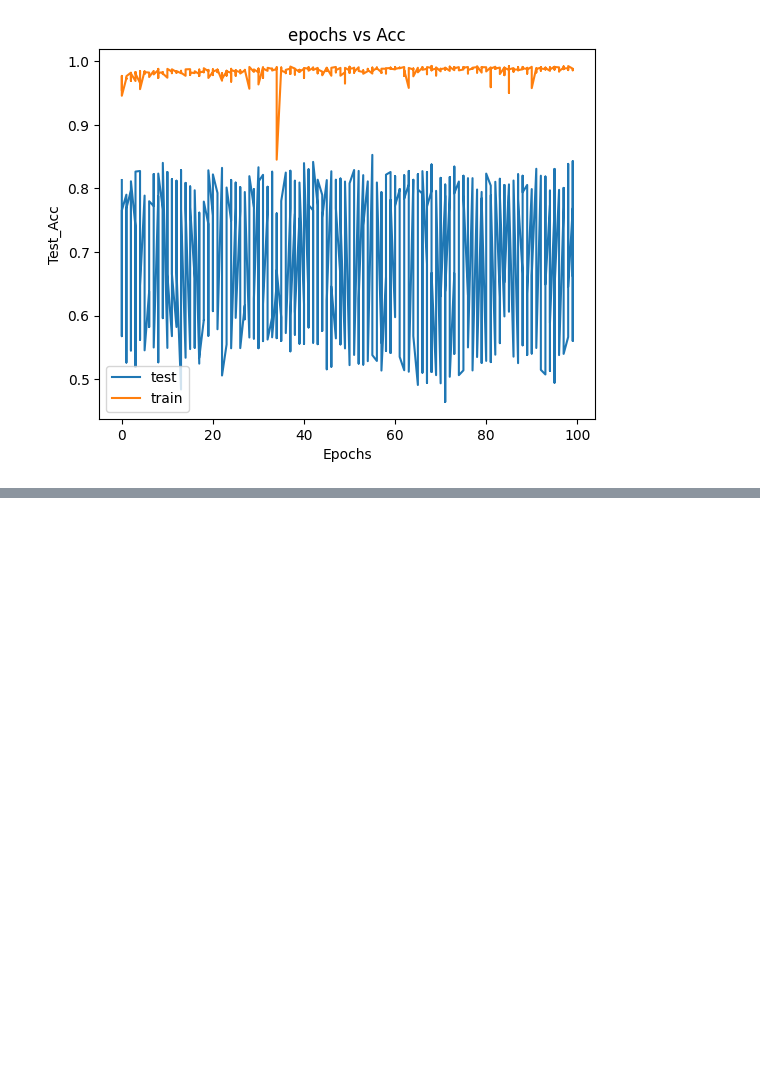
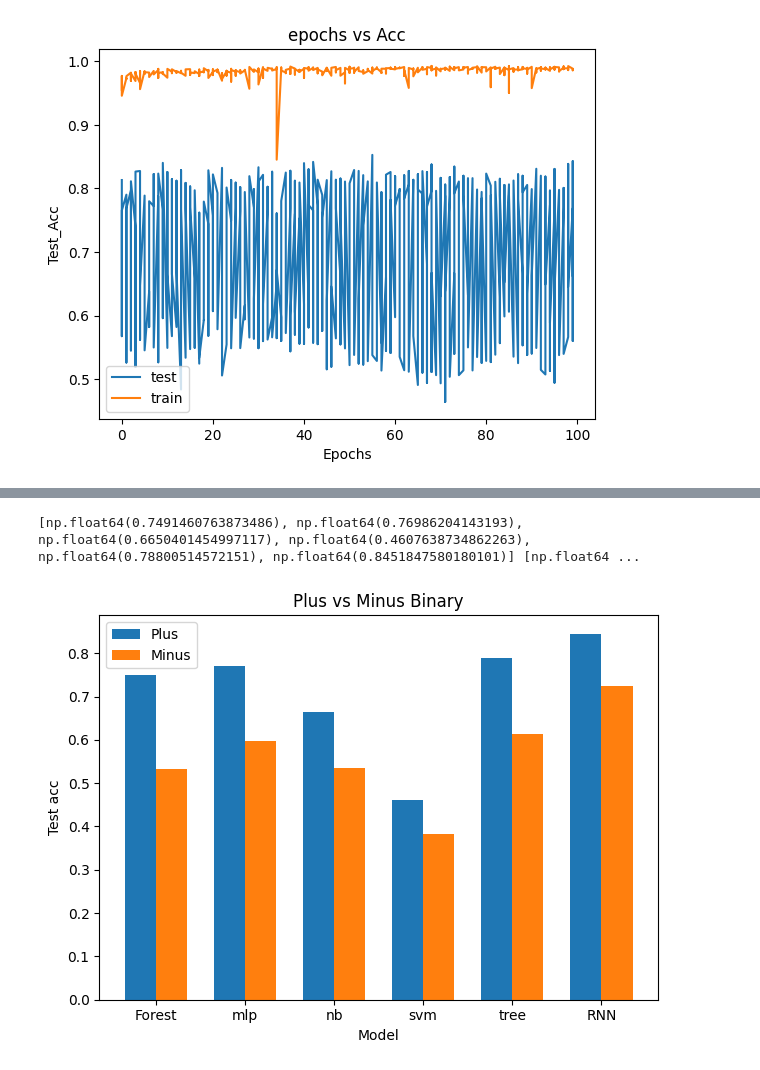
Before and after one commit to Neozeus81/CAP6135proj, a Jupyter notebook: Untitled.ipynb, the cells around one changed output, grey strips where cells are left out. Saved outputs shown, nothing was run; the diff lists cells and outputs as text; code cells hidden in the pictures; blank space fills up the shorter version.

```diff
--- a/Untitled.ipynb
+++ b/Untitled.ipynb
@@ -50,2 +43,18 @@ plt.show()
 # %% [output]
 [figure]
+# %%
+models = [ 'Forest', 'mlp', 'nb', 'svm', 'tree', 'RNN' ]
+datasets = ['KDD_TEST_PLUS', 'KDD_TEST_MINUS']
+y_plus = []
+y_minus = []
+for dataset in datasets:
+    print(dataset)
+    for model in models:
+        print(model)
+        cursor = collection.find({"model":model, "dataset":dataset, "isMulti":False}).sort({"test_acc":-1}).limit(1)
+        df = pd.DataFrame(list(cursor))
+        print(df['test_acc'])
+        if dataset == 'KDD_TEST_PLUS':
+            y_plus.append(df['test_acc'].iloc[0])
+        else:
+            y_minus.append(df['test_acc'].iloc[0])
@@ -51,0 +79,24 @@ plt.show()
+# %%
+print(y_plus, y_minus)
+x = np.arange(len(models))  # label locations
+width = 0.35  # width of the bars
+
+# Plot
+fig, ax = plt.subplots()
+bars1 = ax.bar(x - width/2, y_plus, width, label='Plus')
+bars2 = ax.bar(x + width/2, y_minus, width, label='Minus')
+
+# Labels and titles
+ax.set_xlabel('Model')
+ax.set_ylabel('Test acc')
+ax.set_title('Plus vs Minus Binary')
+ax.set_xticks(x)
+ax.set_xticklabels(models)
+ax.legend()
+
+# Show plot
+plt.tight_layout()
+plt.show()
+# %% [output]
+[np.float64(0.7491460763873486), np.float64(0.76986204143193), np.float64(0.6650401454997117), np.float64(0.4607638734862263), np.float64(0.78800514572151), np.float64(0.8451847580180101)] [np.float64 ...
+[figure, added]
```
Also changed, not shown: parts of 7 cells of this notebook, 3 other files.
